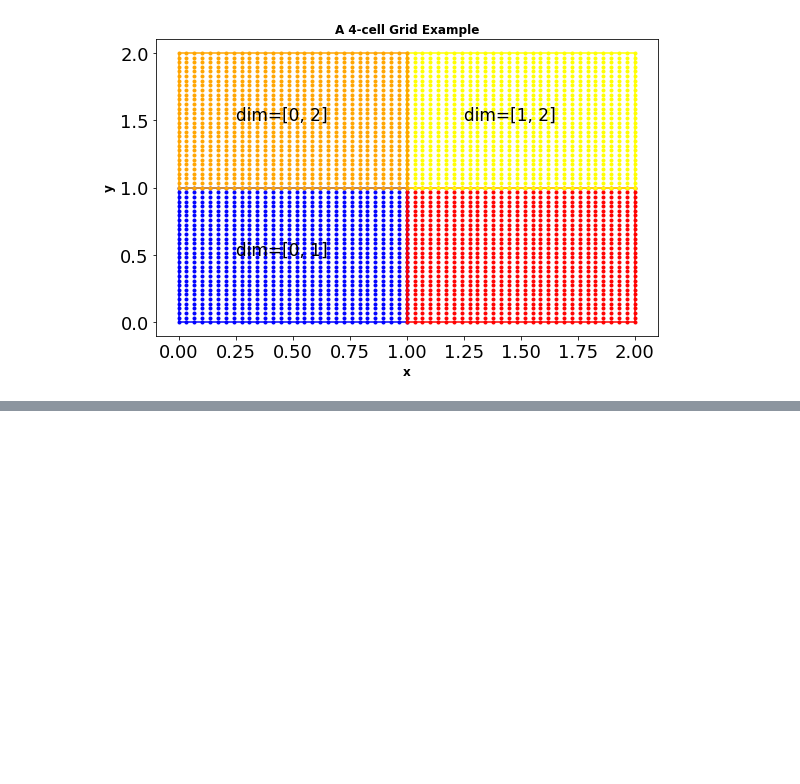
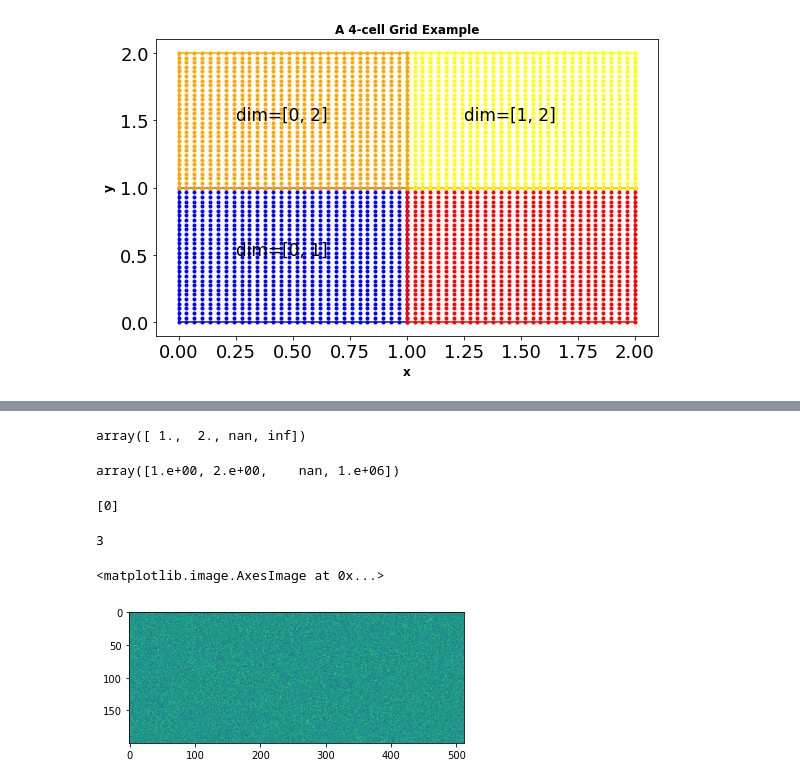
Before and after one commit to robotsorcerer/levelsetpy, a Jupyter notebook: notes/grid_create.ipynb, the cells around one changed output, grey strips where cells are left out. Drawn from its saved outputs; the diff is of its cells as text; code cells hidden in the pictures; blank space fills up the shorter version.

```diff
--- a/notes/grid_create.ipynb
+++ b/notes/grid_create.ipynb
@@ -283,0 +243,5 @@ def splitGrid(g, dims, bounds, padding=None):
+# %%
+Q = np.array(([1, 2, np.nan, np.inf]))
+Q
+# %% [output]
+array([ 1.,  2., nan, inf])
@@ -283,0 +250,29 @@ def splitGrid(g, dims, bounds, padding=None):
+# %%
+Q[nanIdx] = 1e6
+Q
+# %% [output]
+array([1.e+00, 2.e+00,    nan, 1.e+06])
+# %%
+list(range(0,1))
+# %% [output]
+[0]
+# %%
+class Bundle(object):
+    def __init__(self, dicko):
+        for var, val in dicko.items():
+            object.__setattr__(self, var, val)
+
+    def __len__(self):
+        return len(self.__dict__.keys())
+
+A = Bundle(dict(a=1, b=2, c=3))
+len(A)
+# %% [output]
+3
+# %%
+a = np.random.randn(200, 256)
+b = np.random.randn(200, 256)
+plt.imshow(np.hstack((a, b)))
+# %% [output]
+<matplotlib.image.AxesImage at 0x...>
+[figure, added]
```
Also changed, not shown: parts of 19 cells of this notebook, 36 other files.
